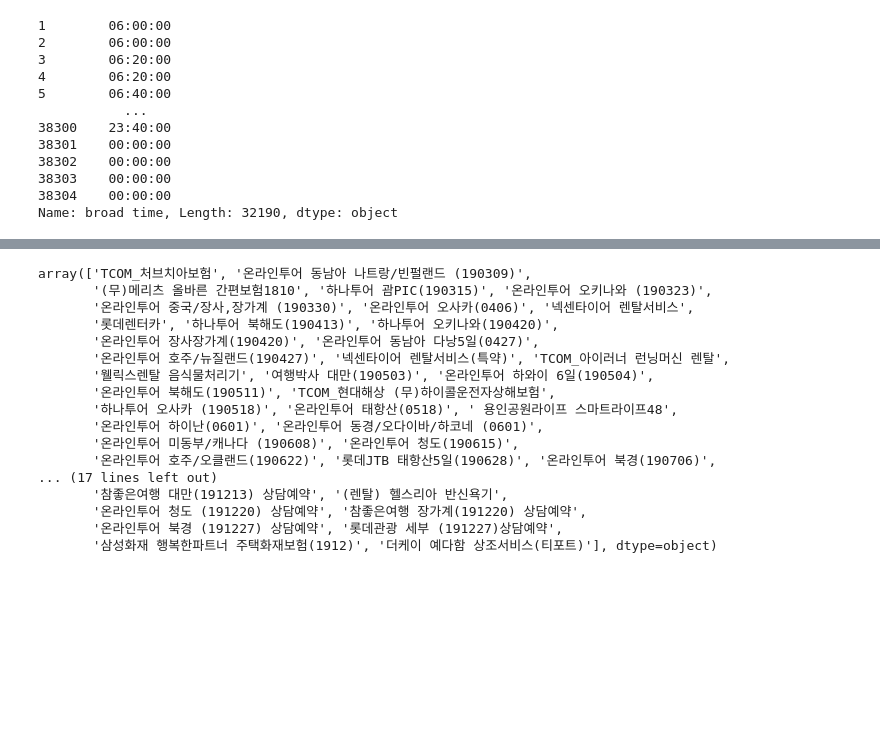
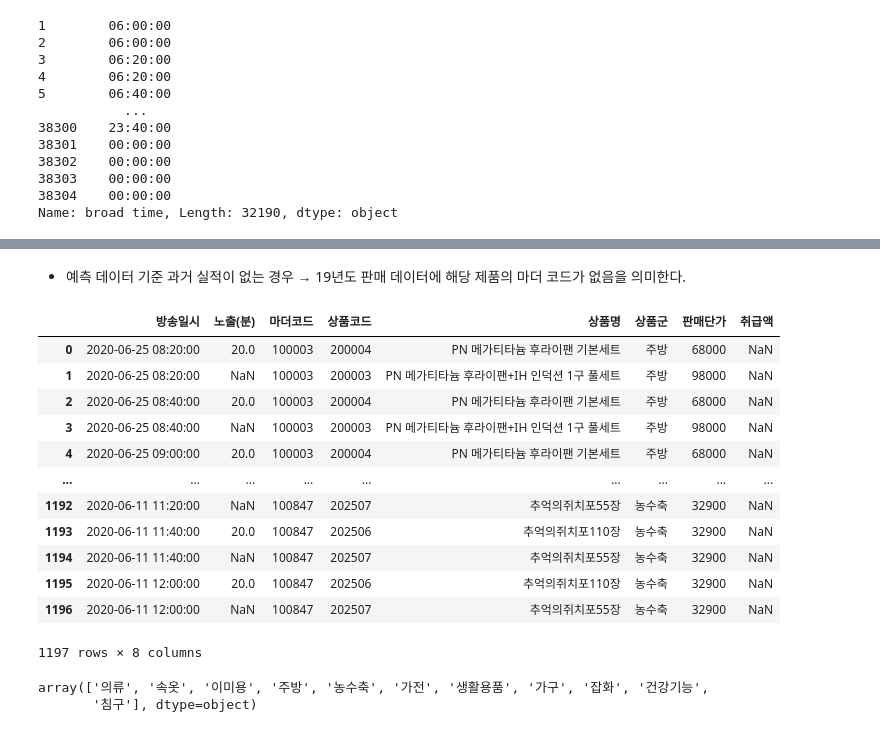
Before and after one commit to dohyeonkim2526/BigContest, a Jupyter notebook: 빅콘.ipynb, the cells around one changed output, grey strips where cells are left out. Saved outputs shown, nothing was run; the diff lists cells and outputs as text; code cells hidden in the pictures; blank space fills up the shorter version.

```diff
--- a/빅콘.ipynb
+++ b/빅콘.ipynb
@@ -104,0 +116,9 @@ df_sales
+# %%
+# 2019 판매 상품의 마더코드 리스트 생성
+
+sales_code=[]
+for code in df_sales['마더코드']:
+  if code not in sales_code:
+    sales_code.append(code)
+
+sales_code.sort()
@@ -104,0 +127,15 @@ df_sales
+# %%
+no_sales_code=[]  # 예측 데이터 기준: 과거 실적이 없는 마더코드 리스트
+for pred in pred_code:
+  if pred not in sales_code:
+    no_sales_code.append(pred)
+# %%
+no_sales_code.sort()
+# %%
+df_only_in_preds=pd.DataFrame()
+
+for code in no_sales_code:
+  code_preds=df_preds[(df_preds['마더코드']==code)]
+  df_only_in_preds=pd.concat([df_only_in_preds,code_preds])
+
+df_only_in_preds=df_only_in_preds.reset_index(drop=True)
@@ -125,20 +147,0 @@ df_sales_NaN
-# %%
-df_sales_NaN.상품명.unique()
-# %% [output]
-array(['TCOM_처브치아보험', '온라인투어 동남아 나트랑/빈펄랜드 (190309)',
-       '(무)메리츠 올바른 간편보험1810', '하나투어 괌PIC(190315)', '온라인투어 오키나와 (190323)',
-       '온라인투어 중국/장사,장가계 (190330)', '온라인투어 오사카(0406)', '넥센타이어 렌탈서비스',
-       '롯데렌터카', '하나투어 북해도(190413)', '하나투어 오키나와(190420)',
-       '온라인투어 장사장가계(190420)', '온라인투어 동남아 다낭5일(0427)',
-       '온라인투어 호주/뉴질랜드(190427)', '넥센타이어 렌탈서비스(특약)', 'TCOM_아이러너 런닝머신 렌탈',
-       '웰릭스렌탈 음식물처리기', '여행박사 대만(190503)', '온라인투어 하와이 6일(190504)',
-       '온라인투어 북해도(190511)', 'TCOM_현대해상 (무)하이콜운전자상해보험',
-       '하나투어 오사카 (190518)', '온라인투어 태항산(0518)', ' 용인공원라이프 스마트라이프48',
-       '온라인투어 하이난(0601)', '온라인투어 동경/오다이바/하코네 (0601)',
-       '온라인투어 미동부/캐나다 (190608)', '온라인투어 청도(190615)',
-       '온라인투어 호주/오클랜드(190622)', '롯데JTB 태항산5일(190628)', '온라인투어 북경(190706)',
-... (17 lines left out)
-       '참좋은여행 대만(191213) 상담예약', '(렌탈) 헬스리아 반신욕기',
-       '온라인투어 청도 (191220) 상담예약', '참좋은여행 장가계(191220) 상담예약',
-       '온라인투어 북경 (191227) 상담예약', '롯데관광 세부 (191227)상담예약',
-       '삼성화재 행복한파트너 주택화재보험(1912)', '더케이 예다함 상조서비스(티포트)'], dtype=object)
@@ -147,0 +148,24 @@ for products in df_sales_NaN.상품명.unique():
+# %% [markdown]
+* 예측 데이터 기준 과거 실적이 없는 경우 → 19년도 판매 데이터에 해당 제품의 마더 코드가 없음을 의미한다.
+# %%
+df_only_in_preds
+# %% [output]
+|  | 방송일시 | 노출(분) | 마더코드 | 상품코드 | 상품명 | 상품군 | 판매단가 | 취급액 |
+| 0 | 2020-06-25 08:20:00 | 20.0 | 100003 | 200004 | PN 메가티타늄 후라이팬 기본세트 | 주방 | 68000 | NaN |
+| 1 | 2020-06-25 08:20:00 | NaN | 100003 | 200003 | PN 메가티타늄 후라이팬+IH 인덕션 1구 풀세트 | 주방 | 98000 | NaN |
+| 2 | 2020-06-25 08:40:00 | 20.0 | 100003 | 200004 | PN 메가티타늄 후라이팬 기본세트 | 주방 | 68000 | NaN |
+| 3 | 2020-06-25 08:40:00 | NaN | 100003 | 200003 | PN 메가티타늄 후라이팬+IH 인덕션 1구 풀세트 | 주방 | 98000 | NaN |
+| 4 | 2020-06-25 09:00:00 | 20.0 | 100003 | 200004 | PN 메가티타늄 후라이팬 기본세트 | 주방 | 68000 | NaN |
+| ... | ... | ... | ... | ... | ... | ... | ... | ... |
+| 1192 | 2020-06-11 11:20:00 | NaN | 100847 | 202507 | 추억의쥐치포55장 | 농수축 | 32900 | NaN |
+| 1193 | 2020-06-11 11:40:00 | 20.0 | 100847 | 202506 | 추억의쥐치포110장 | 농수축 | 32900 | NaN |
+| 1194 | 2020-06-11 11:40:00 | NaN | 100847 | 202507 | 추억의쥐치포55장 | 농수축 | 32900 | NaN |
+| 1195 | 2020-06-11 12:00:00 | 20.0 | 100847 | 202506 | 추억의쥐치포110장 | 농수축 | 32900 | NaN |
+| 1196 | 2020-06-11 12:00:00 | NaN | 100847 | 202507 | 추억의쥐치포55장 | 농수축 | 32900 | NaN |
+1197 rows × 8 columns
+# %%
+product_group=df_preds['상품군'].unique()
+product_group
+# %% [output]
+array(['의류', '속옷', '이미용', '주방', '농수축', '가전', '생활용품', '가구', '잡화', '건강기능',
+       '침구'], dtype=object)
```
Also changed, not shown: parts of 34 cells of this notebook.
